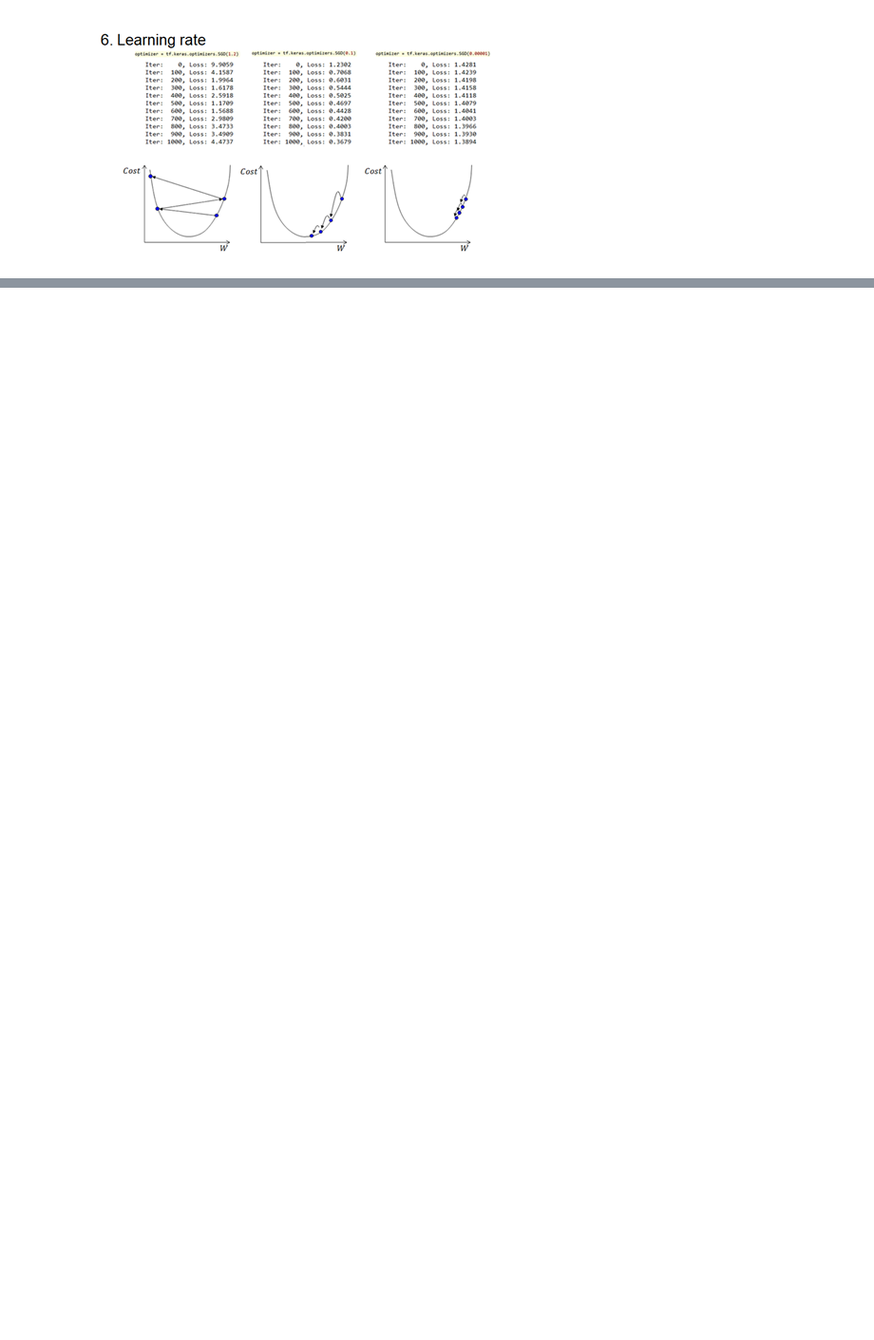
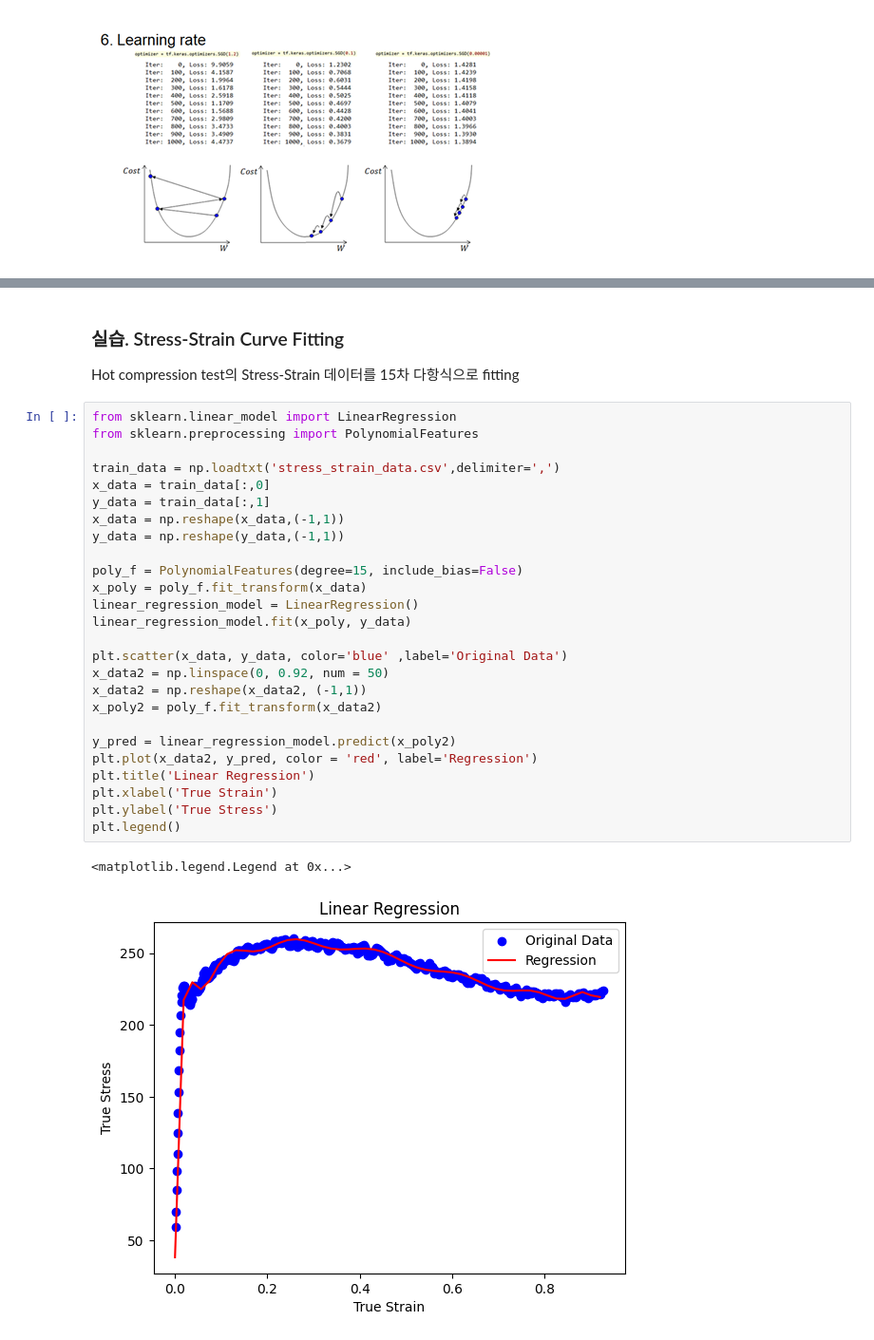
Before and after one commit to srpark9187/CNN_tutorial, a Jupyter notebook: ch3 실습_축소.ipynb, the cells around one changed output, grey strips where cells are left out. Shown at 95% size. Drawn from its saved outputs; the diff is of its cells as text; blank space fills up the shorter version.

```diff
--- a/ch3 실습_축소.ipynb
+++ b/ch3 실습_축소.ipynb
@@ -498,3 +628,35 @@ plt.show()
+# %% [markdown]
+### 실습. Stress-Strain Curve Fitting
+Hot compression test의 Stress-Strain 데이터를 15차 다항식으로 fitting
+# %%
+from sklearn.linear_model import LinearRegression
+from sklearn.preprocessing import PolynomialFeatures
+
+train_data = np.loadtxt('stress_strain_data.csv',delimiter=',')
+x_data = train_data[:,0]
+y_data = train_data[:,1]
+x_data = np.reshape(x_data,(-1,1))
+y_data = np.reshape(y_data,(-1,1))
+
+poly_f = PolynomialFeatures(degree=15, include_bias=False)
+x_poly = poly_f.fit_transform(x_data)
+linear_regression_model = LinearRegression()
+linear_regression_model.fit(x_poly, y_data)
+
+plt.scatter(x_data, y_data, color='blue' ,label='Original Data')
+x_data2 = np.linspace(0, 0.92, num = 50)
+x_data2 = np.reshape(x_data2, (-1,1))
+x_poly2 = poly_f.fit_transform(x_data2)
+
+y_pred = linear_regression_model.predict(x_poly2)
+plt.plot(x_data2, y_pred, color = 'red', label='Regression')
+plt.title('Linear Regression')
+plt.xlabel('True Strain')
+plt.ylabel('True Stress')
+plt.legend()
+# %% [output]
+<matplotlib.legend.Legend at 0x...>
+[figure, added]
 # %% [markdown]
 ### 실습. Stress-Strain Curve Fitting
 Hot compression test의 Stress-Strain 데이터를 ANN으로 Fitting 해보시오
```
Also changed, not shown: parts of 27 cells of this notebook.
